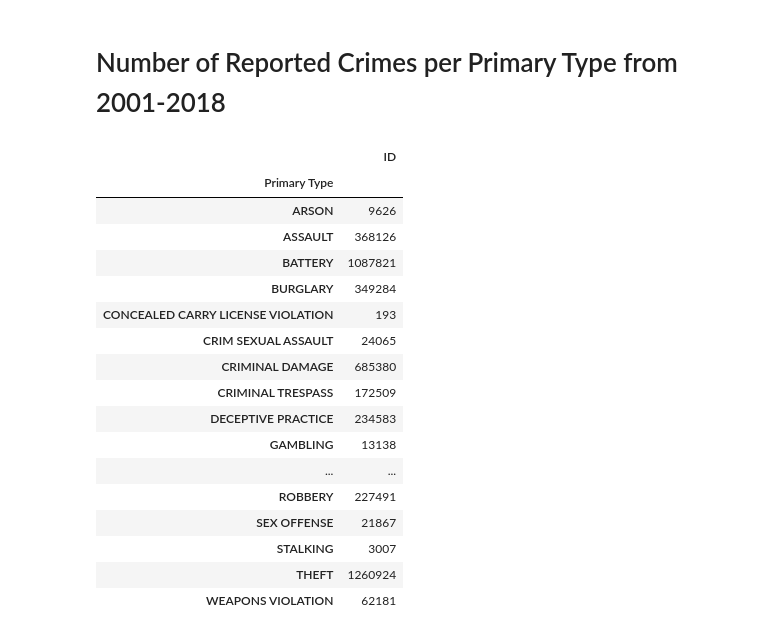
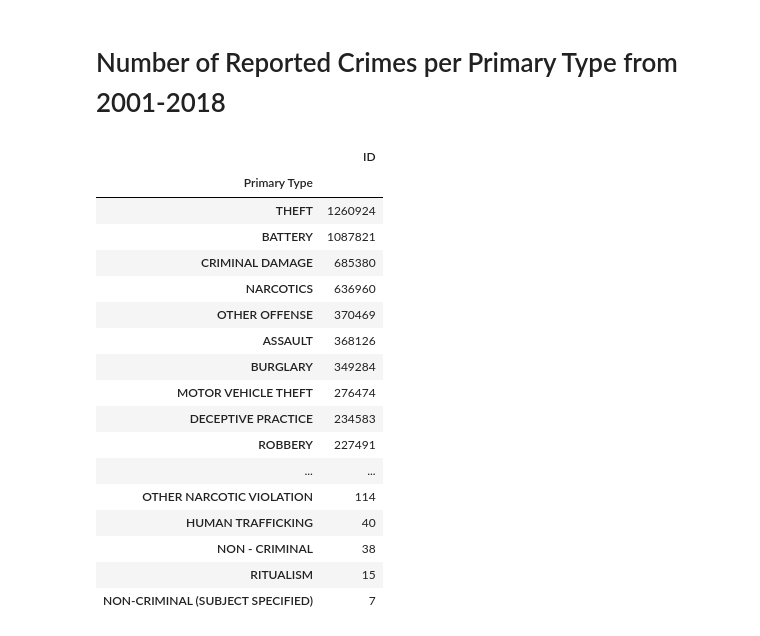
Before and after one commit to jessicagtz/Project-2-Chicago-Communities, a Jupyter notebook: full_crime_data.ipynb, the cells around one changed output. Cells and saved outputs as stored; diff of their text form; code cells hidden in the pictures.

Commit message:
full_crime_data final

```diff
--- a/crime_data.ipynb
+++ b/full_crime_data.ipynb
@@ -131,23 +121,23 @@ crime_area
 # Number of Reported Crimes per Primary Type from 2001-2018
 # %%
 crime_type= pd.DataFrame(crimes.groupby("Primary Type")["ID"].count())
-crime_type
+crime_type.sort_values(by= "ID", ascending= False)
 # %% [output]
 |  | ID |
 | Primary Type |  |
-| ARSON | 9626 |
+| THEFT | 1260924 |
+| BATTERY | 1087821 |
+| CRIMINAL DAMAGE | 685380 |
+| NARCOTICS | 636960 |
+| OTHER OFFENSE | 370469 |
 | ASSAULT | 368126 |
-| BATTERY | 1087821 |
 | BURGLARY | 349284 |
-| CONCEALED CARRY LICENSE VIOLATION | 193 |
-| CRIM SEXUAL ASSAULT | 24065 |
-| CRIMINAL DAMAGE | 685380 |
-| CRIMINAL TRESPASS | 172509 |
+| MOTOR VEHICLE THEFT | 276474 |
 | DECEPTIVE PRACTICE | 234583 |
-| GAMBLING | 13138 |
+| ROBBERY | 227491 |
 | ... | ... |
-| ROBBERY | 227491 |
-| SEX OFFENSE | 21867 |
-| STALKING | 3007 |
-| THEFT | 1260924 |
-| WEAPONS VIOLATION | 62181 |
+| OTHER NARCOTIC VIOLATION | 114 |
+| HUMAN TRAFFICKING | 40 |
+| NON - CRIMINAL | 38 |
+| RITUALISM | 15 |
+| NON-CRIMINAL (SUBJECT SPECIFIED) | 7 |
```
Also changed, not shown: parts of 4 cells of this notebook, 1 other file.
